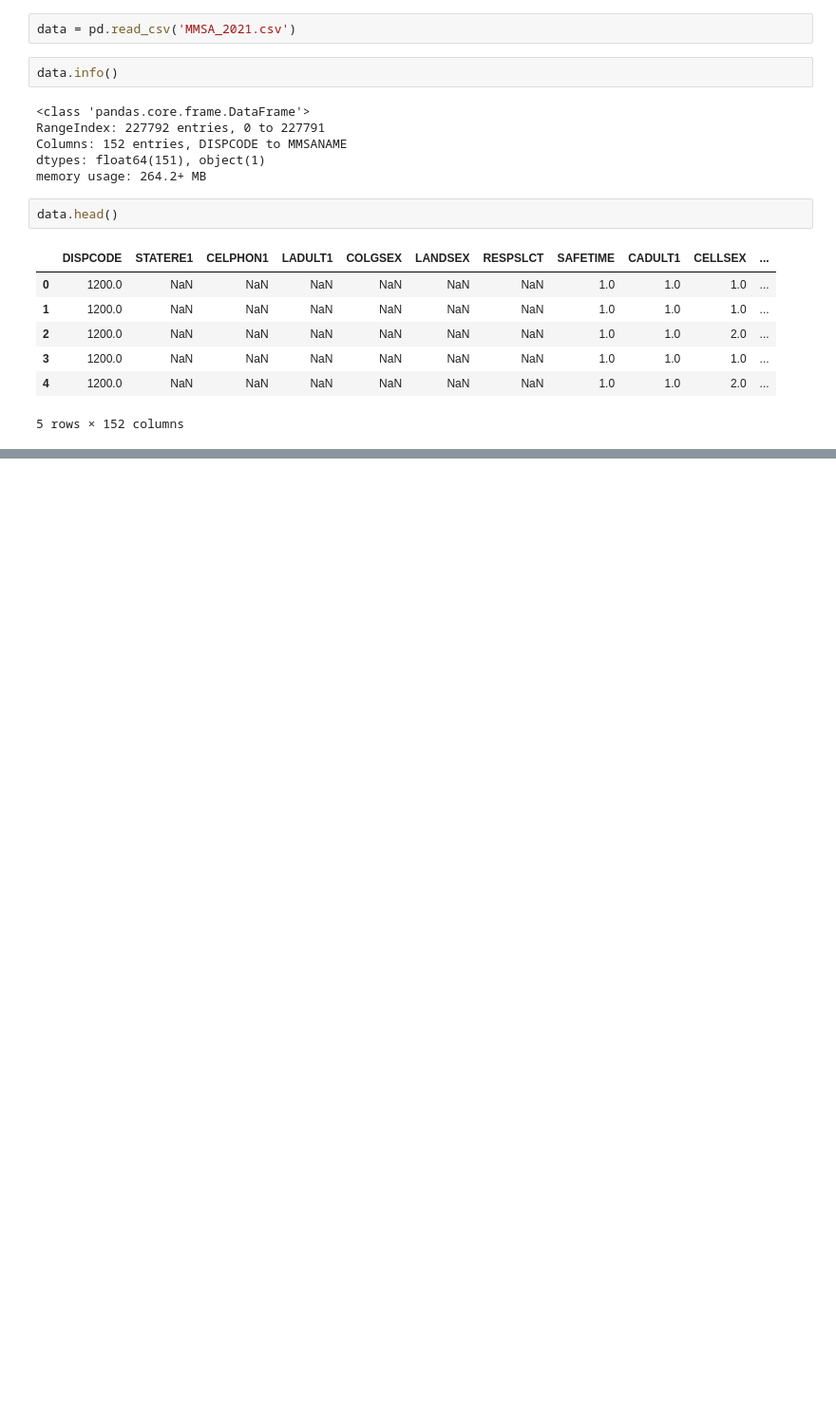
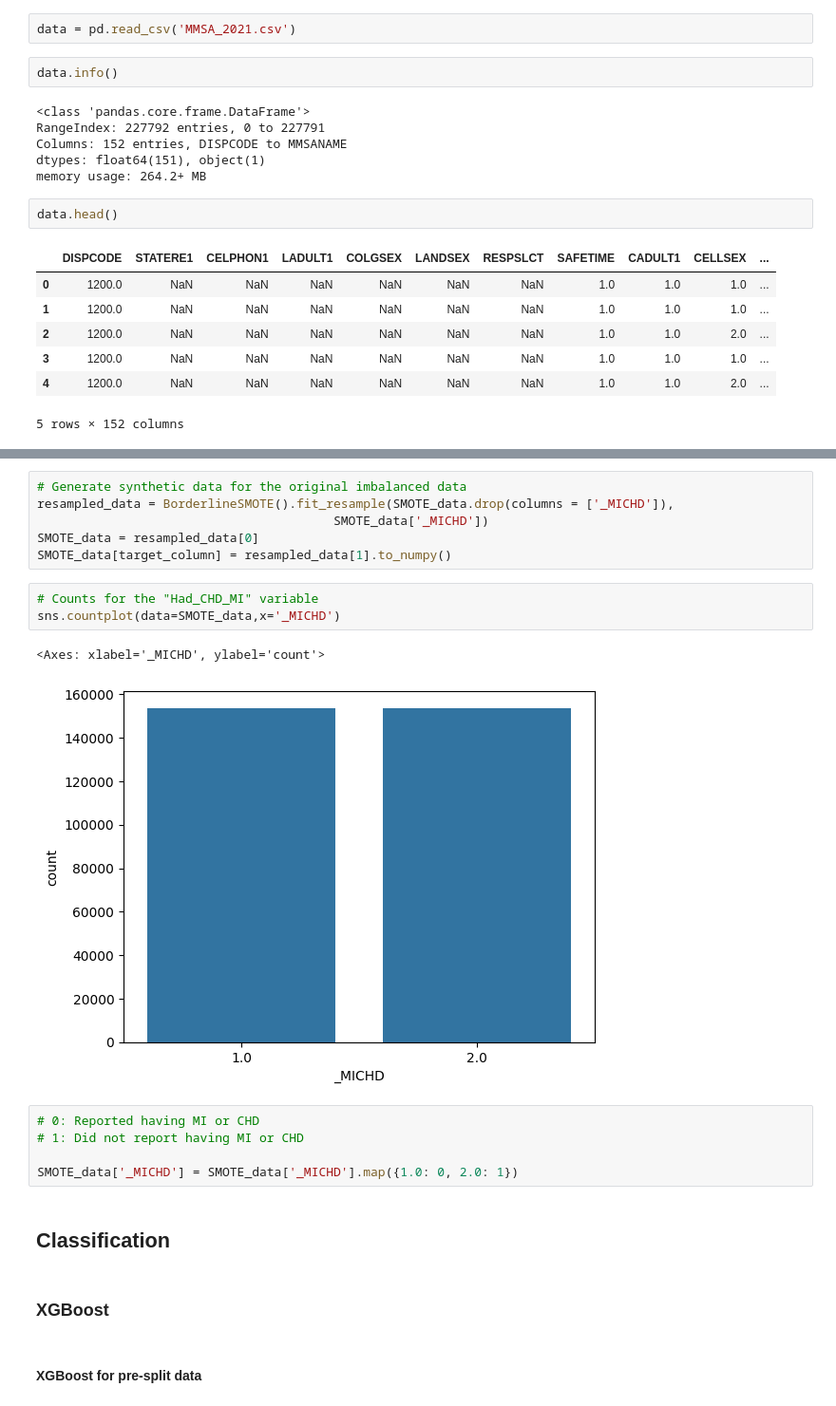
Before and after one commit to GeorgeM2000/CDC-BRFSS-2022-Analysis, a Jupyter notebook: SMART_BRFSS_City_and_Country_Analysis.ipynb, the cells around one changed output, grey strips where cells are left out. Shown at 95% size. Cells and saved outputs as stored; diff of their text form; blank space fills up the shorter version.

```diff
--- a/SMART_BRFSS_City_and_Country_Analysis.ipynb
+++ b/SMART_BRFSS_City_and_Country_Analysis.ipynb
@@ -146,0 +677,23 @@ _PRACE1: 0
+# %%
+# Generate synthetic data for the original imbalanced data
+resampled_data = BorderlineSMOTE().fit_resample(SMOTE_data.drop(columns = ['_MICHD']),
+                                        SMOTE_data['_MICHD'])
+SMOTE_data = resampled_data[0]
+SMOTE_data[target_column] = resampled_data[1].to_numpy()
+# %%
+# Counts for the "Had_CHD_MI" variable
+sns.countplot(data=SMOTE_data,x='_MICHD')
+# %% [output]
+<Axes: xlabel='_MICHD', ylabel='count'>
+[figure, added]
+# %%
+# 0: Reported having MI or CHD
+# 1: Did not report having MI or CHD
+
+SMOTE_data['_MICHD'] = SMOTE_data['_MICHD'].map({1.0: 0, 2.0: 1})
+# %% [markdown]
+## Classification
+# %% [markdown]
+### XGBoost
+# %% [markdown]
+#### XGBoost for pre-split data
```
Also changed, not shown: parts of 63 cells of this notebook, 1 other file.
